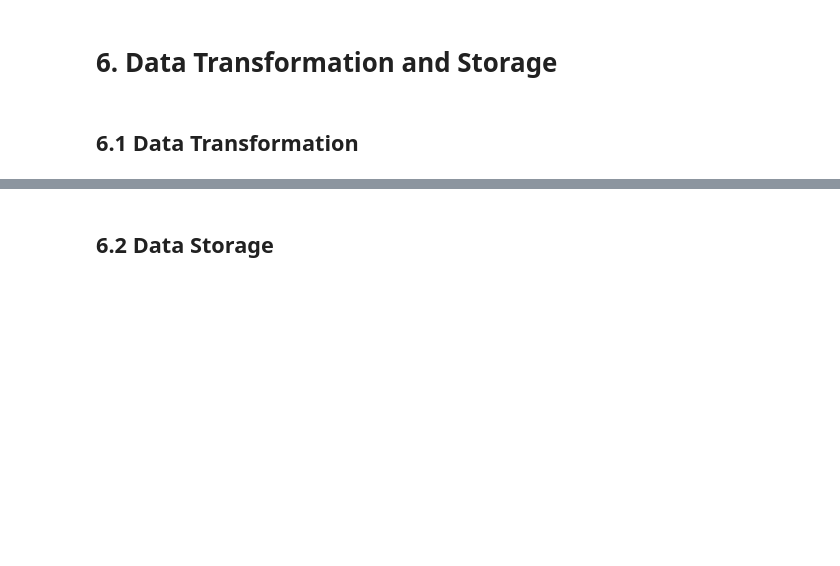
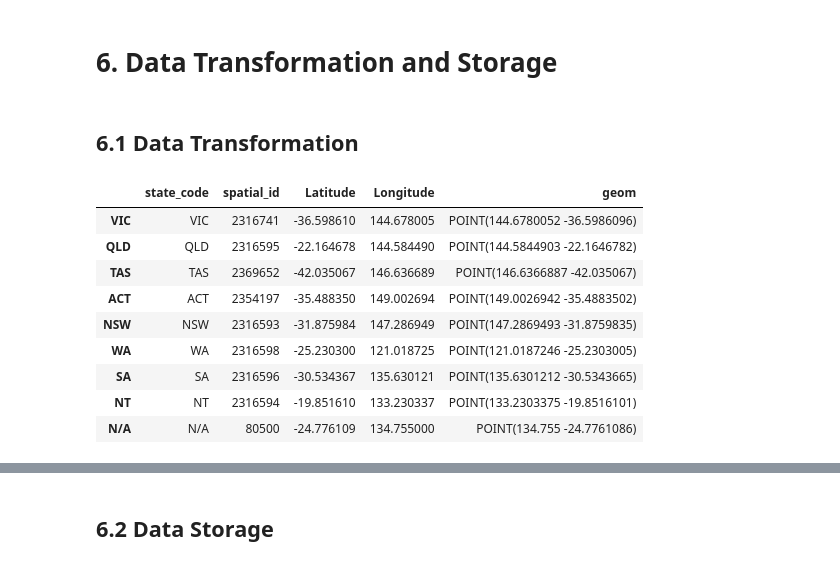
Before and after one commit to mnaufaldr01/de-assignment-1, a Jupyter notebook: assignment1.ipynb, the cells around one changed output, grey strips where cells are left out. Cells and saved outputs as stored; diff of their text form; code cells hidden in the pictures; blank space fills up the shorter version.

```diff
--- a/assignment1.ipynb
+++ b/assignment1.ipynb
@@ -1190,34 +835,51 @@ query = """
 SELECT state FROM spatial_greenhouse_and_energy
 UNION
 SELECT state FROM spatial_power_stations_data
 """
 
 # Access and load into a single DataFrame
 states_df = pd.read_sql(query, con=db_engine)
+
+# Add a row with state = 'N/A'
+states_df = pd.concat(
+    [states_df, pd.DataFrame([{"state": "N/A"}])],
+    ignore_index=True
+)
 
 # Get unique state coordinates from the consolidated state list
 state_coords = get_state_coordinates(states_df, state_col='state', wait=1)
 
 # Convert the dictionary into a DataFrame with state_code, spatial_id, latitude, and longitude
 states_df = pd.DataFrame.from_dict(state_coords, orient='index', columns=['spatial_id', 'Latitude', 'Longitude'])
 
 # Add state_code and reorganize columns
 states_df['state_code'] = states_df.index
 states_df = states_df[['state_code', 'spatial_id', 'Latitude', 'Longitude']]
 
 # Filter out invalid state_code values and reset index
 # states_df = states_df[~states_df['state_code'].isin(['-', '', 'N/A'])].reset_index(drop=True)
 
 # Convert the float column to string, removing .0 if it's an integer
 states_df['spatial_id'] = states_df['spatial_id'].apply(lambda x: str(int(x)) if x.is_integer() else str(x))
 
 # Convert lat/lon to PostGIS Point
 states_df['geom'] = states_df.apply(
     lambda row: WKTElement(f"POINT({row['Longitude']} {row['Latitude']})", srid=4326),
     axis=1
 )
 
-states_df.head()
+states_df
+# %% [output]
+|  | state_code | spatial_id | Latitude | Longitude | geom |
+| VIC | VIC | 2316741 | -36.598610 | 144.678005 | POINT(144.6780052 -36.5986096) |
+| QLD | QLD | 2316595 | -22.164678 | 144.584490 | POINT(144.5844903 -22.1646782) |
+| TAS | TAS | 2369652 | -42.035067 | 146.636689 | POINT(146.6366887 -42.035067) |
+| ACT | ACT | 2354197 | -35.488350 | 149.002694 | POINT(149.0026942 -35.4883502) |
+| NSW | NSW | 2316593 | -31.875984 | 147.286949 | POINT(147.2869493 -31.8759835) |
+| WA | WA | 2316598 | -25.230300 | 121.018725 | POINT(121.0187246 -25.2303005) |
+| SA | SA | 2316596 | -30.534367 | 135.630121 | POINT(135.6301212 -30.5343665) |
+| NT | NT | 2316594 | -19.851610 | 133.230337 | POINT(133.2303375 -19.8516101) |
+| N/A | N/A | 80500 | -24.776109 | 134.755000 | POINT(134.755 -24.7761086) |
 # %%
 # Now get the location information of each facility and power stations
 # Query both tables and combine them into one DataFrame
```
Also changed, not shown: parts of 69 cells of this notebook.
